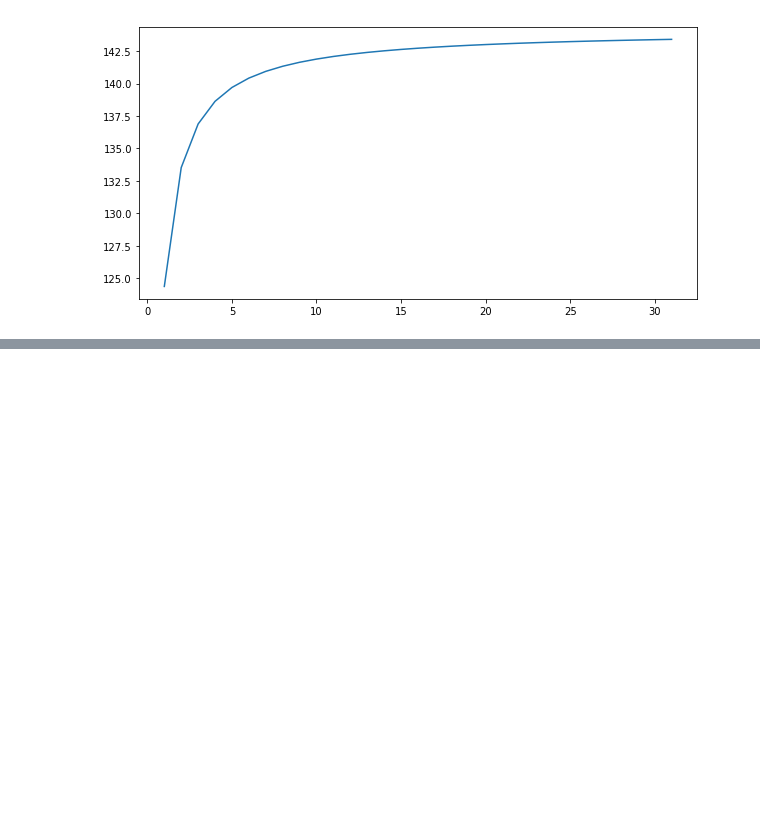
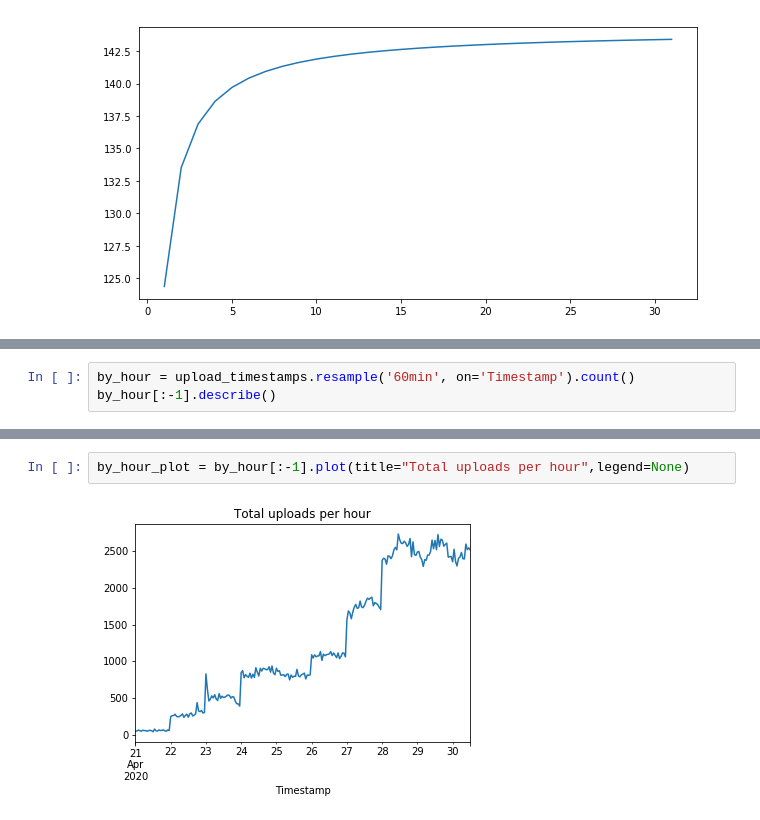
Before and after one commit to tisnik/jupyter-notebook-examples, a Jupyter notebook: consumer_benchmarks.ipynb, the cells around one changed output, grey strips where cells are left out. Cells and saved outputs as stored; diff of their text form; blank space fills up the shorter version.

```diff
--- a/consumer_benchmarks.ipynb
+++ b/consumer_benchmarks.ipynb
@@ -258,0 +287,3 @@ Per day    12355200
+# %%
+by_hour = upload_timestamps.resample('60min', on='Timestamp').count()
+by_hour[:-1].describe()
@@ -258,0 +300,4 @@ Per day    12355200
+# %%
+by_hour_plot = by_hour[:-1].plot(title="Total uploads per hour",legend=None)
+# %% [output]
+[figure, added]
```
Also changed, not shown: parts of 18 cells of this notebook.
